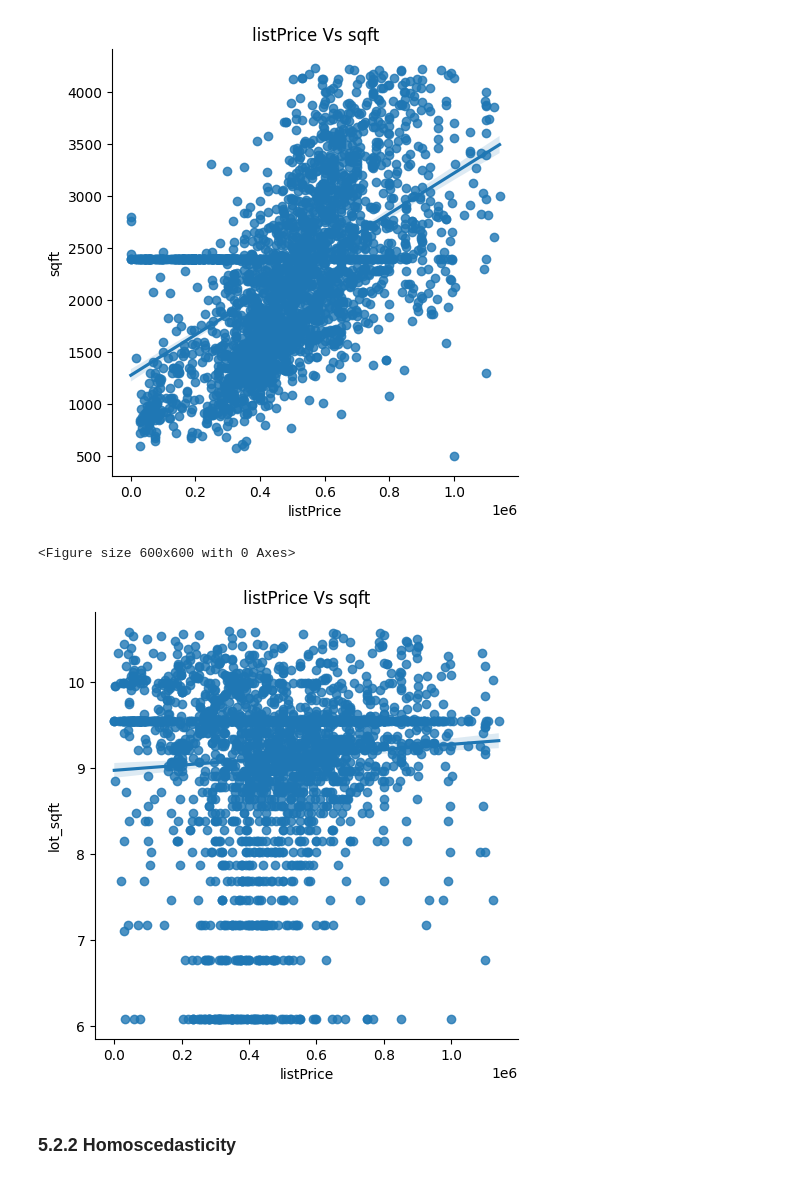
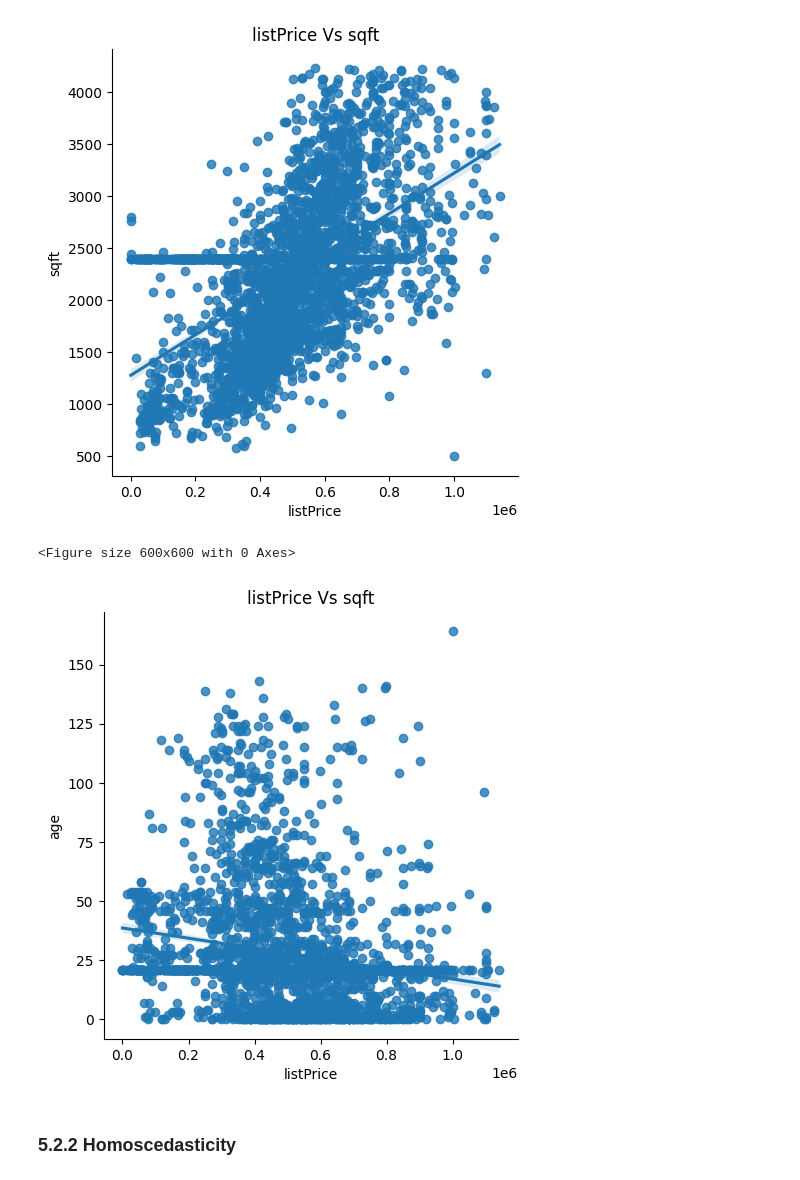
Before and after one commit to mohammadreza-mohammadi94/DataAnalysis-And-MachineLearning, a Jupyter notebook: 3. Risk Management and Financial Analysis/Real Estate Utah/Utah_Sales_Prediction.ipynb, the cells around one changed output. Drawn from its saved outputs; the diff is of its cells as text; code cells hidden in the pictures.

```diff
--- a/3. Risk Management and Financial Analysis/Real Estate Utah/Utah_Sales_Prediction.ipynb
+++ b/3. Risk Management and Financial Analysis/Real Estate Utah/Utah_Sales_Prediction.ipynb
@@ -326,3 +329,5 @@ df['year_built'] = df['year_built'].astype('int')
+# %%
+df.drop('year_built', axis=1, inplace=True)
 # %% [markdown]
 ## 3.3 LastSoldOn Variable <a id=3.4></a>
 _Changing datatype to datetime format_
@@ -451,6 +472,8 @@ def remove_outliers_iqr(df, columns):
 # %%
 columns_to_check = ['beds', 'baths', 'sqft', 'listPrice', "lot_sqft"]
 df = remove_outliers_iqr(df, columns_to_check)
+# %%
+df.reset_index(drop=True, inplace=True)
 # %%
 df.info() # To validate changes
 # %% [output]
@@ -547,8 +564,6 @@ plt.show()
 df['lot_sqft'].skew()
 # %% [output]
 0.7644120638252829
-# %%
-df['lot_sqft'] = np.log1p(df['lot_sqft'])
 # %% [markdown]
 ## 4.3 Categorical Variable Analysis <a id=4.3></a>
 # %%
@@ -665,0 +682,3 @@ df_encoded.head(1)
+# %%
+df_encoded['lot_sqft_binned'] = pd.cut(df_encoded['lot_sqft'], bins=5, labels=False)
+df_encoded.drop('lot_sqft', axis=1, inplace=True)
@@ -720,12 +760,12 @@ plt.show()
 [figure]
 # %%
 plt.figure(figsize=(6,6))
-sns.lmplot(x='listPrice', y='lot_sqft', data=df)
+sns.lmplot(x='listPrice', y='age', data=df_encoded)
 plt.title("listPrice Vs sqft")
 plt.show()
 # %% [output]
 <Figure size 600x600 with 0 Axes>
-[figure, old version]
+[figure, new version]
 # %% [markdown]
 ### 5.2.2 Homoscedasticity <a id=5.2.2></a>
 # %%
```
Also changed, not shown: parts of 73 cells of this notebook.
